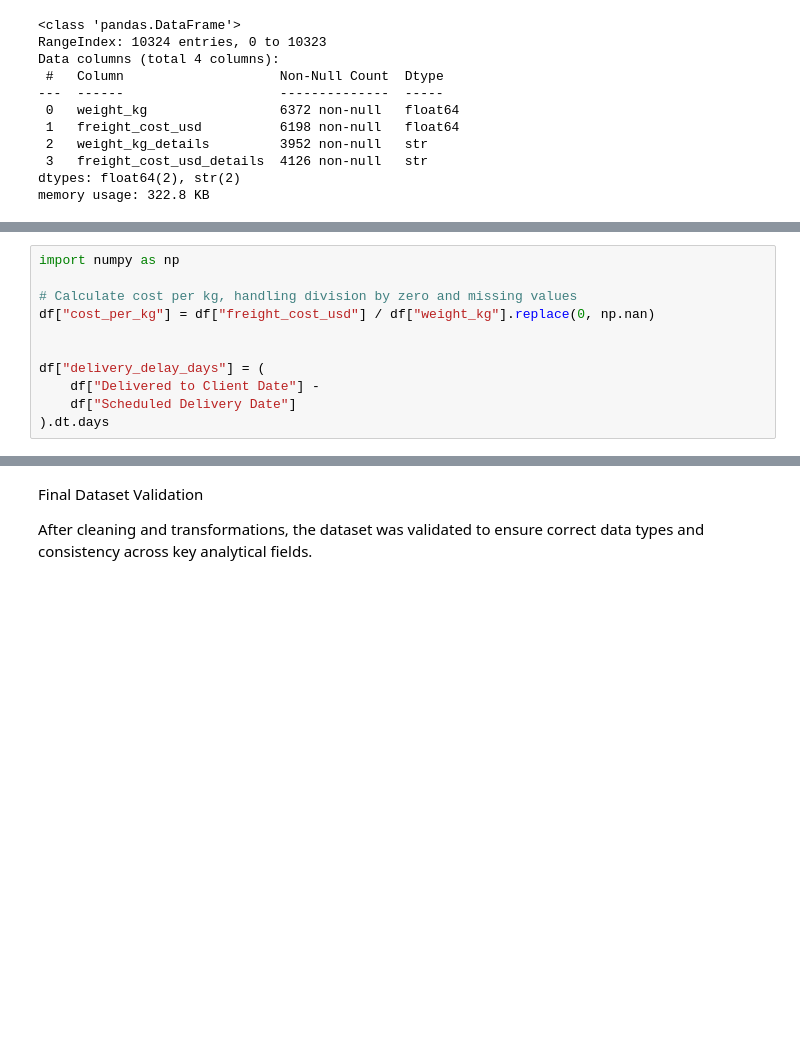
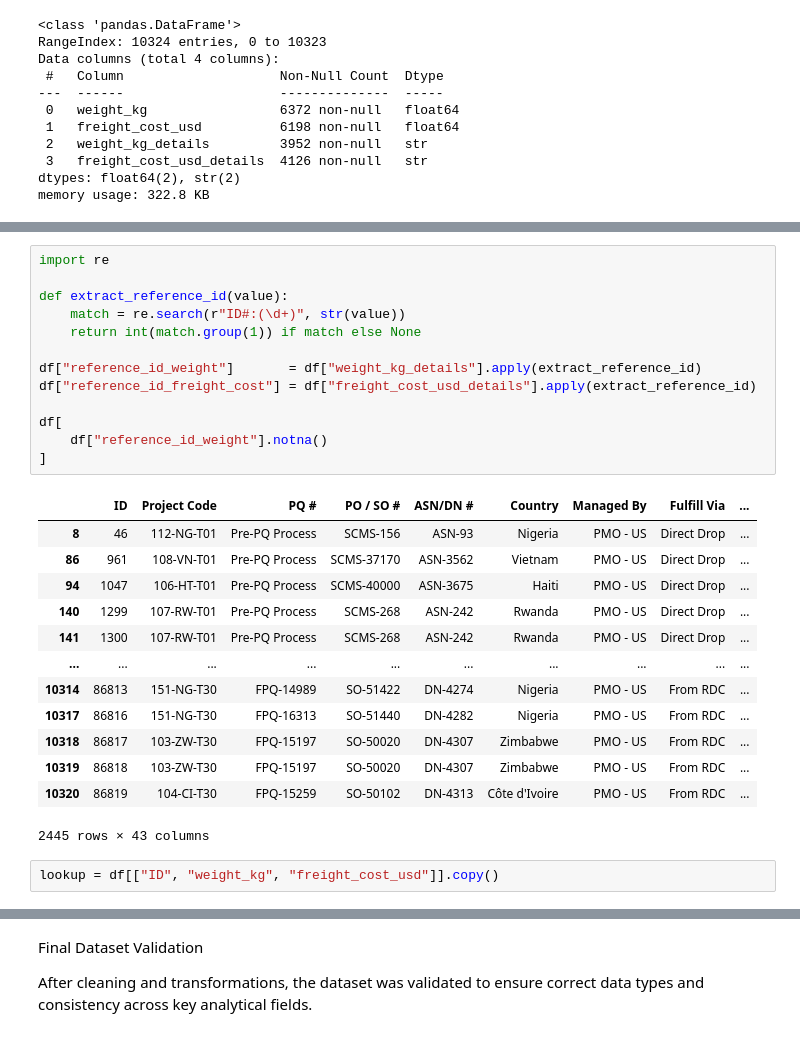
Before and after one commit to DanielTellezH/logistics-sql-analytics, a Jupyter notebook: notebooks/02_data_cleaning.ipynb, the cells around one changed output, grey strips where cells are left out. Cells and saved outputs as stored; diff of their text form; blank space fills up the shorter version.

```diff
--- a/notebooks/02_data_cleaning.ipynb
+++ b/notebooks/02_data_cleaning.ipynb
@@ -210,14 +198,3 @@ df[["ID",
 | 10321 | 86821 | Weight Captured Separately | NaN | Weight Captured Separately | Freight Included in Commodity Cost | NaN | ... |
 | 10322 | 86822 | 1392 | 1392.0 | NaN | Freight Included in Commodity Cost | NaN | ... |
 | 10323 | 86823 | Weight Captured Separately | NaN | Weight Captured Separately | Freight Included in Commodity Cost | NaN | ... |
-# %%
-import numpy as np
-
-# Calculate cost per kg, handling division by zero and missing values
-df["cost_per_kg"] = df["freight_cost_usd"] / df["weight_kg"].replace(0, np.nan)
-
-
-df["delivery_delay_days"] = (
-    df["Delivered to Client Date"] -
-    df["Scheduled Delivery Date"]
-).dt.days
@@ -238,0 +221,29 @@ Additional variables were created to support logistics analysis ("cost_per_kg",
+# %%
+import re
+
+def extract_reference_id(value):
+    match = re.search(r"ID#:(\d+)", str(value))
+    return int(match.group(1)) if match else None
+
+df["reference_id_weight"]       = df["weight_kg_details"].apply(extract_reference_id)
+df["reference_id_freight_cost"] = df["freight_cost_usd_details"].apply(extract_reference_id)
+
+df[
+    df["reference_id_weight"].notna()
+]
+# %% [output]
+|  | ID | Project Code | PQ # | PO / SO # | ASN/DN # | Country | Managed By | Fulfill Via | ... |
+| 8 | 46 | 112-NG-T01 | Pre-PQ Process | SCMS-156 | ASN-93 | Nigeria | PMO - US | Direct Drop | ... |
+| 86 | 961 | 108-VN-T01 | Pre-PQ Process | SCMS-37170 | ASN-3562 | Vietnam | PMO - US | Direct Drop | ... |
+| 94 | 1047 | 106-HT-T01 | Pre-PQ Process | SCMS-40000 | ASN-3675 | Haiti | PMO - US | Direct Drop | ... |
+| 140 | 1299 | 107-RW-T01 | Pre-PQ Process | SCMS-268 | ASN-242 | Rwanda | PMO - US | Direct Drop | ... |
+| 141 | 1300 | 107-RW-T01 | Pre-PQ Process | SCMS-268 | ASN-242 | Rwanda | PMO - US | Direct Drop | ... |
+| ... | ... | ... | ... | ... | ... | ... | ... | ... | ... |
+| 10314 | 86813 | 151-NG-T30 | FPQ-14989 | SO-51422 | DN-4274 | Nigeria | PMO - US | From RDC | ... |
+| 10317 | 86816 | 151-NG-T30 | FPQ-16313 | SO-51440 | DN-4282 | Nigeria | PMO - US | From RDC | ... |
+| 10318 | 86817 | 103-ZW-T30 | FPQ-15197 | SO-50020 | DN-4307 | Zimbabwe | PMO - US | From RDC | ... |
+| 10319 | 86818 | 103-ZW-T30 | FPQ-15197 | SO-50020 | DN-4307 | Zimbabwe | PMO - US | From RDC | ... |
+| 10320 | 86819 | 104-CI-T30 | FPQ-15259 | SO-50102 | DN-4313 | Côte d'Ivoire | PMO - US | From RDC | ... |
+2445 rows × 43 columns
+# %%
+lookup = df[["ID", "weight_kg", "freight_cost_usd"]].copy()
```
Also changed, not shown: parts of 16 cells of this notebook, 5 other files.
